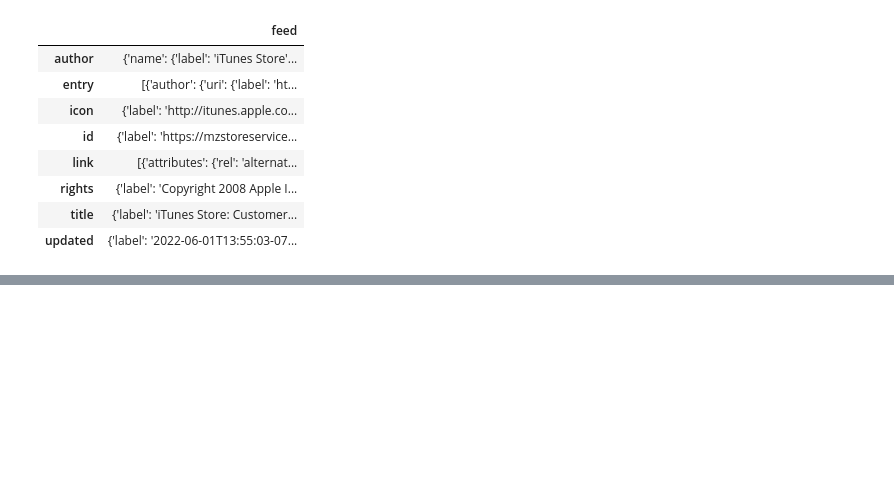
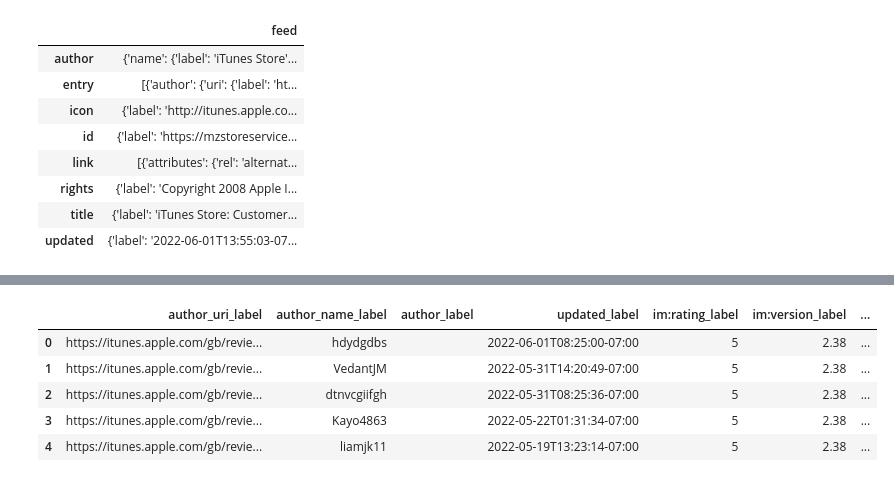
Before and after one commit to pmayd/itunes-customer-reviews, a Jupyter notebook: parse_json.ipynb, the cells around one changed output, grey strips where cells are left out. Drawn from its saved outputs; the diff is of its cells as text; code cells hidden in the pictures; blank space fills up the shorter version.

```diff
--- a/parse_json.ipynb
+++ b/parse_json.ipynb
@@ -95,3 +191,11 @@ defaultdict(list,
               '0']})
 # %%
 df = pd.DataFrame(parsed_data)
+df.head()
+# %% [output]
+|  | author_uri_label | author_name_label | author_label | updated_label | im:rating_label | im:version_label | ... |
+| 0 | https://itunes.apple.com/gb/revie... | hdydgdbs |  | 2022-06-01T08:25:00-07:00 | 5 | 2.38 | ... |
+| 1 | https://itunes.apple.com/gb/revie... | VedantJM |  | 2022-05-31T14:20:49-07:00 | 5 | 2.38 | ... |
+| 2 | https://itunes.apple.com/gb/revie... | dtnvcgiifgh |  | 2022-05-31T08:25:36-07:00 | 5 | 2.38 | ... |
+| 3 | https://itunes.apple.com/gb/revie... | Kayo4863 |  | 2022-05-22T01:31:34-07:00 | 5 | 2.38 | ... |
+| 4 | https://itunes.apple.com/gb/revie... | liamjk11 |  | 2022-05-19T13:23:14-07:00 | 5 | 2.38 | ... |
```
Also changed, not shown: parts of 23 cells of this notebook.
